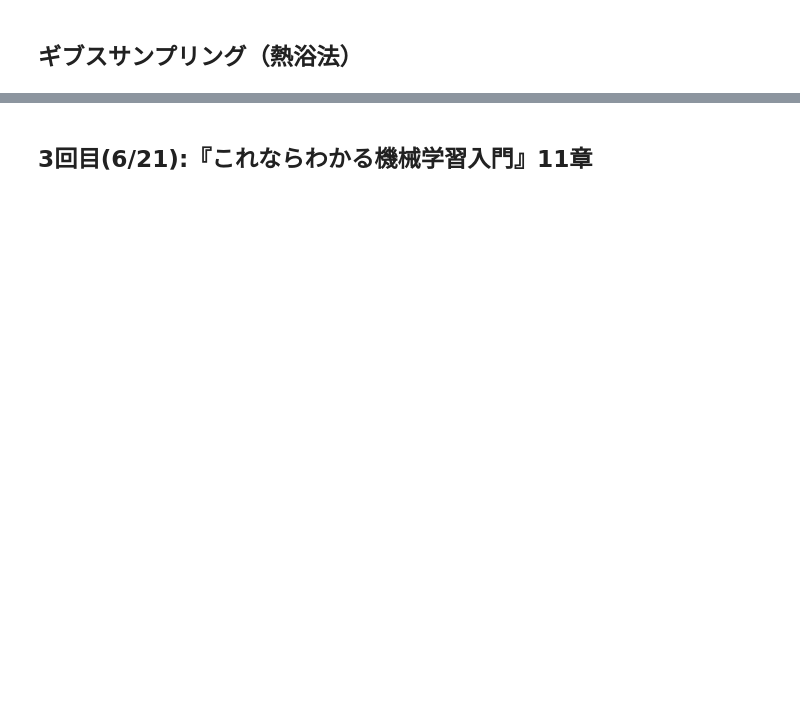
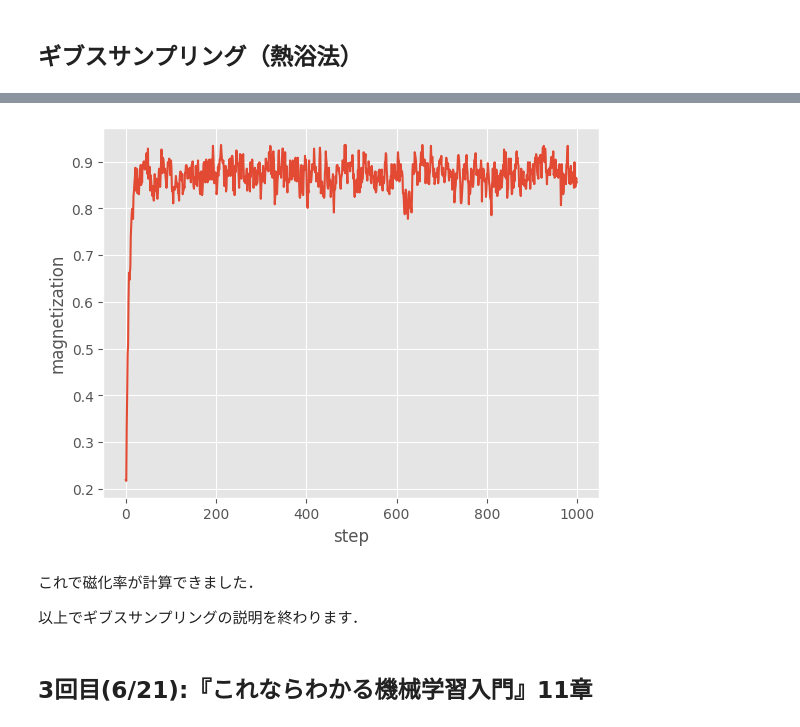
Before and after one commit to LABO-M/MachineLearningPhasesOfMatter, a Jupyter notebook: ising_heatbath.ipynb, the cells around one changed output, grey strips where cells are left out. Drawn from its saved outputs; the diff is of its cells as text; code cells hidden in the pictures; blank space fills up the shorter version.

```diff
--- a/ising_heatbath.ipynb
+++ b/ising_heatbath.ipynb
@@ -740,0 +770,12 @@ plt.show()
+# %%
+# 2次元正方格子の作成をする関数，引数nは格子のサイズ
+def create_lattice(n):
+    lattice = np.random.choice([-1, 1], size=(n, n))
+    return lattice
+# %%
+n = 32
+lattice = create_lattice(n)
+m = compute_magnetization(lattice)
+print("初期状態:")
+print(lattice)
+print(f"磁化率: {m}")
@@ -741,2 +792,29 @@ plt.show()
+# %%
+# 繰り返し格子の更新を行い磁化率の推移を見る関数
+def compute_magnetization_transition(lattice, beta , J , h, n_steps):
+    magnetization_transition = []
+    for i in range(n_steps):
+        lattice = one_step(lattice, beta , J , h)
+        m = compute_magnetization(lattice)
+        magnetization_transition.append(m)
+    return magnetization_transition
+# %%
+beta = 0.440687
+J = 1
+h = 0.25
+# %%
+n_steps = 1000
+np.random.seed(111)
+magnetization_transition = compute_magnetization_transition(lattice, beta , J , h, n_steps)
+plt.plot(range(n_steps), magnetization_transition)
+plt.xlabel("step")
+plt.ylabel("magnetization")
+plt.show()
+# %% [output]
+[figure, added]
+# %% [markdown]
+これで磁化率が計算できました．
+
+以上でギブスサンプリングの説明を終わります．
 # %% [markdown]
 ## 3回目(6/21):『これならわかる機械学習入門』11章
```
Also changed, not shown: parts of 56 cells of this notebook, 1 other file.
